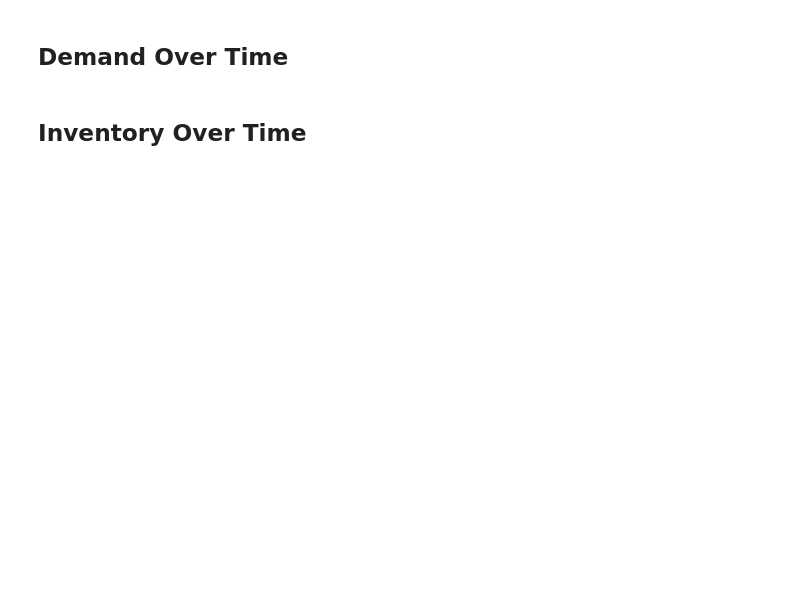
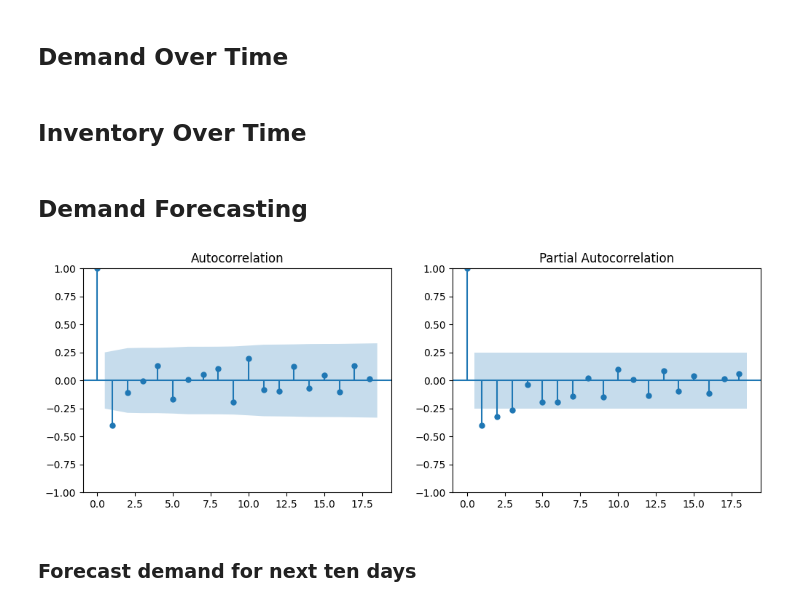
Before and after one commit to 0mcodes/Data-Analysis, a Jupyter notebook: Demand Forecasting/demand.ipynb, the cells around one changed output. Drawn from its saved outputs; the diff is of its cells as text; code cells hidden in the pictures; blank space fills up the shorter version.

```diff
--- a/Demand Forecasting/demand.ipynb
+++ b/Demand Forecasting/demand.ipynb
@@ -39,3 +40,20 @@ fig.show()
 # %%
 fig = px.line(df,x='Date',y='Inventory',title='Inventory Over Time')
 fig.show()
+# %% [markdown]
+## Demand Forecasting
+# %%
+df['Date'] = pd.to_datetime(df['Date'])
+time_series = df.set_index('Date')['Demand']
+
+differenced_series = time_series.diff().dropna()
+
+# Plot ACF and PACF of differenced time series
+fig, axes = plt.subplots(1, 2, figsize=(12, 4))
+plot_acf(differenced_series, ax=axes[0])
+plot_pacf(differenced_series, ax=axes[1])
+plt.show()
+# %% [output]
+[figure, added]
+# %% [markdown]
+### Forecast demand for next ten days
```
Also changed, not shown: parts of 5 cells of this notebook.
